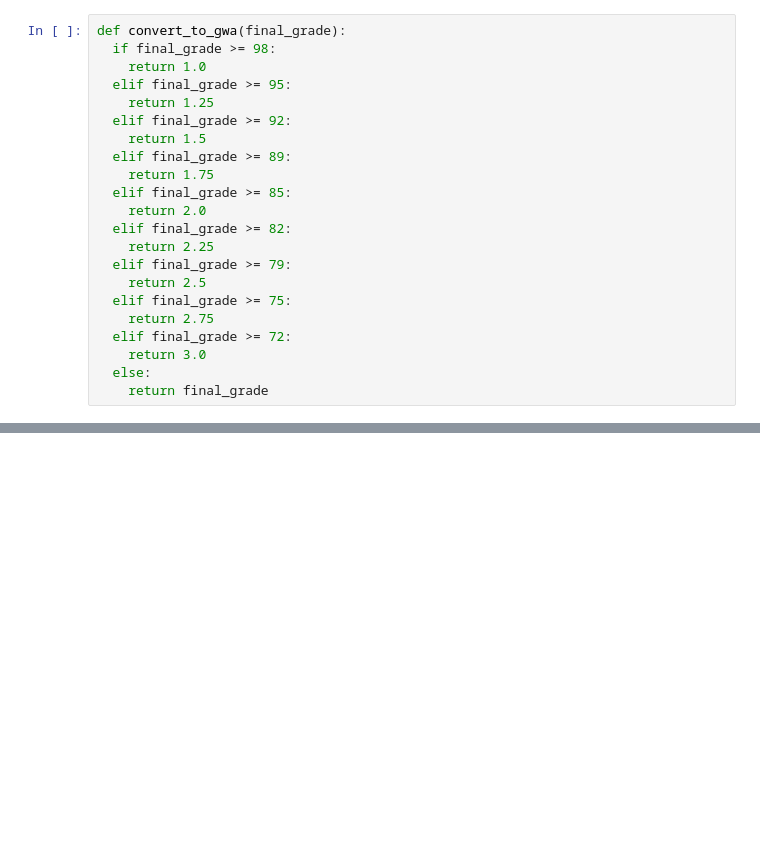
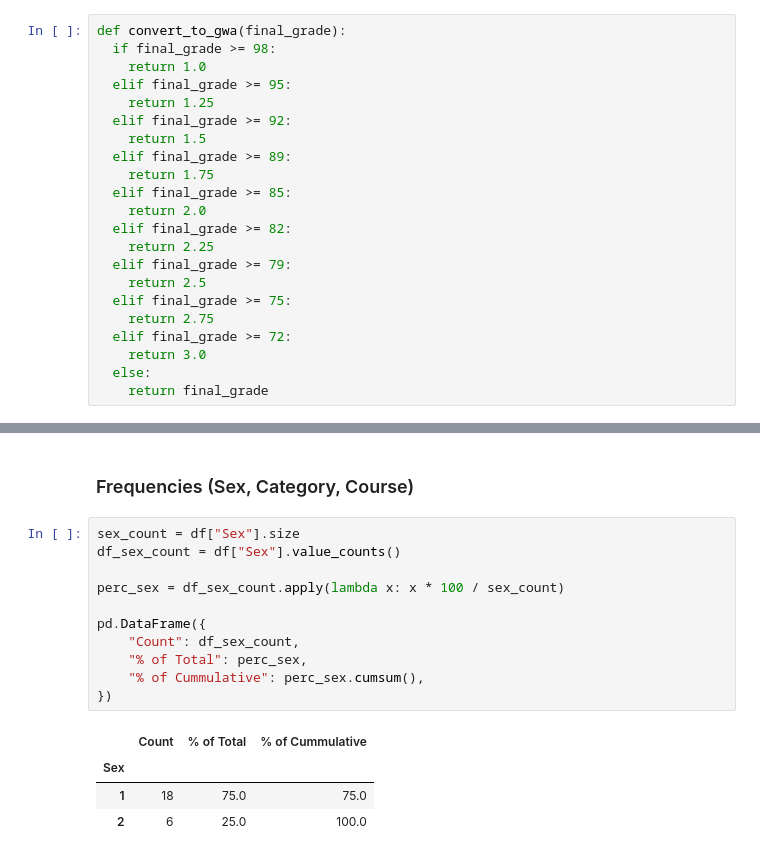
Before and after one commit to kentjordan/prob-stats, a Jupyter notebook: coffee.ipynb, the cells around one changed output, grey strips where cells are left out. Cells and saved outputs as stored; diff of their text form; blank space fills up the shorter version.

```diff
--- a/coffee.ipynb
+++ b/coffee.ipynb
@@ -123,0 +118,18 @@ df
+# %% [markdown]
+### Frequencies (Sex, Category, Course)
+# %%
+sex_count = df["Sex"].size
+df_sex_count = df["Sex"].value_counts()
+
+perc_sex = df_sex_count.apply(lambda x: x * 100 / sex_count)
+
+pd.DataFrame({
+    "Count": df_sex_count,
+    "% of Total": perc_sex,
+    "% of Cummulative": perc_sex.cumsum(),
+})
+# %% [output]
+|  | Count | % of Total | % of Cummulative |
+| Sex |  |  |  |
+| 1 | 18 | 75.0 | 75.0 |
+| 2 | 6 | 25.0 | 100.0 |
```
Also changed, not shown: parts of 9 cells of this notebook.
